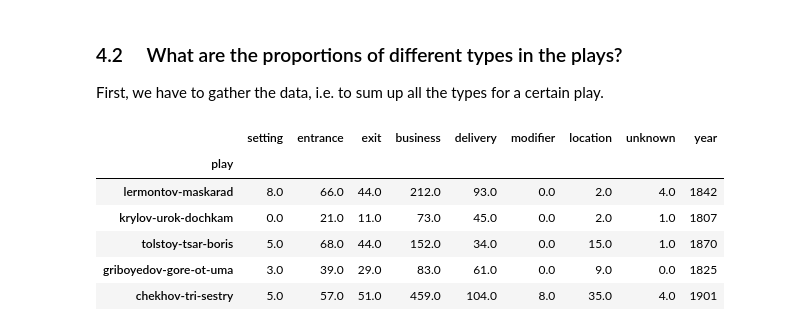
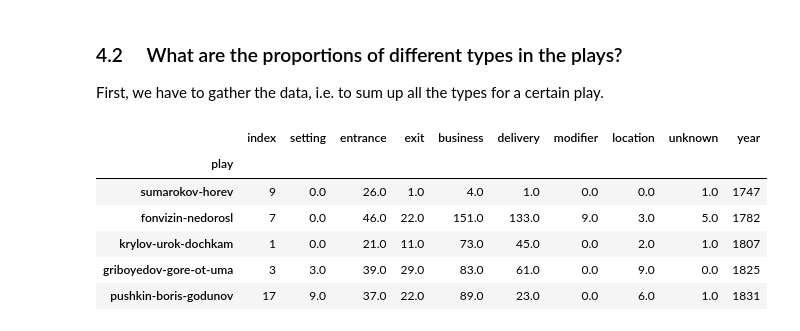
Before and after one commit to creaciond/russian-stage-classification, a Jupyter notebook: annotated-merge.ipynb, the cells around one changed output. Cells and saved outputs as stored; diff of their text form; code cells hidden in the pictures.

```diff
--- a/annotated-merge.ipynb
+++ b/annotated-merge.ipynb
@@ -152,7 +122,8 @@ Name: play, dtype: int64
 This data is raw — we haven't done any analysis yet. Nevertheless, it might be useful to save it for later research.
 # %%
 # run to_csv if this is the first time you're running the notebook
-df_total.to_csv("./data/csv/annot_merged_raw.csv", sep=";", encoding="utf-8", index=False)
+# df_total.to_csv("./data/csv/annot_merged_raw.csv", sep=";", encoding="utf-8", index=False)
 # otherwise run read_csv
-# df_total = pd.read_csv("./data/csv/annot_merged_raw.csv", sep=";", encoding="utf-8")
-# df_total.head()
+df_total = pd.read_csv("./data/csv/annot_merged_raw.csv",
+                       sep=";", encoding="utf-8")
+df_total.head()
@@ -165,11 +143,16 @@ direction_types = ["setting", "entrance", "exit", "business", "delivery",
                    "modifier", "location", "unknown"]
 plays = df_total["play"].unique()
 
-dir_amount = []
-years = []
-
-dict_plays = {}
+dict_plays = {
+    "play": [],
+    "year": [],
+    "amount": []
+}
 for play in plays:
-    year = df_total[df_total["play"] == play]["year"].unique()[0]
-    amount = df_total[df_total["play"] == play]["text"].count()
-    dict_plays[play] = [amount, year]
+    try:
+        dict_plays["play"].append(play)
+        dict_plays["year"].append(df_total[df_total["play"] == play]["year"].unique()[0])
+        amount = df_total[df_total["play"] == play]["text"].count()
+        dict_plays["amount"].append(amount)
+    except:
+        print(play)
@@ -194,10 +158,0 @@ match_play_to_directions("gogol-zhenitba", dict_plays)
-# %%
-ready_plays = []
-
-years_sorted = sorted([value[1] for value in dict_plays.values()])
-plays_sorted = [match_play_to_year(year, dict_plays, ready_plays) for year in years_sorted]
-directions_amounts = [dict_plays[play][0] for play in plays_sorted]
-
-for i in range(len(years_sorted)):
-    print("{} was written in {} with {} directions".format(plays_sorted[i], years_sorted[i],
-                                                      directions_amounts[i]))
@@ -236,20 +181,20 @@ First, we have to gather the data, i.e. to sum up all the types for a certain pl
 types_dict = {
     dir_type: [] for dir_type in direction_types + ["play", "year"]
 }
-for play in plays:
+for i, play in enumerate(plays):
     types_dict["play"].append(play)
-    types_dict["year"].append(dict_plays[play][1])
+    types_dict["year"].append(dict_plays["year"][i])
     types_values = df_total[df_total["play"] == play].sum()[direction_types]
     for ty in types_values.keys():
         types_dict[ty].append(types_values[ty])
 # %%
-df_types = pd.DataFrame.from_dict(types_dict).set_index("play")
+df_types = pd.DataFrame.from_dict(types_dict).sort_values(by=["year"]).reset_index().set_index("play")
 df_types.head()
 # %% [output]
-|  | setting | entrance | exit | business | delivery | modifier | location | unknown | year |
-| play |  |  |  |  |  |  |  |  |  |
-| lermontov-maskarad | 8.0 | 66.0 | 44.0 | 212.0 | 93.0 | 0.0 | 2.0 | 4.0 | 1842 |
-| krylov-urok-dochkam | 0.0 | 21.0 | 11.0 | 73.0 | 45.0 | 0.0 | 2.0 | 1.0 | 1807 |
-| tolstoy-tsar-boris | 5.0 | 68.0 | 44.0 | 152.0 | 34.0 | 0.0 | 15.0 | 1.0 | 1870 |
-| griboyedov-gore-ot-uma | 3.0 | 39.0 | 29.0 | 83.0 | 61.0 | 0.0 | 9.0 | 0.0 | 1825 |
-| chekhov-tri-sestry | 5.0 | 57.0 | 51.0 | 459.0 | 104.0 | 8.0 | 35.0 | 4.0 | 1901 |
+|  | index | setting | entrance | exit | business | delivery | modifier | location | unknown | year |
+| play |  |  |  |  |  |  |  |  |  |  |
+| sumarokov-horev | 9 | 0.0 | 26.0 | 1.0 | 4.0 | 1.0 | 0.0 | 0.0 | 1.0 | 1747 |
+| fonvizin-nedorosl | 7 | 0.0 | 46.0 | 22.0 | 151.0 | 133.0 | 9.0 | 3.0 | 5.0 | 1782 |
+| krylov-urok-dochkam | 1 | 0.0 | 21.0 | 11.0 | 73.0 | 45.0 | 0.0 | 2.0 | 1.0 | 1807 |
+| griboyedov-gore-ot-uma | 3 | 3.0 | 39.0 | 29.0 | 83.0 | 61.0 | 0.0 | 9.0 | 0.0 | 1825 |
+| pushkin-boris-godunov | 17 | 9.0 | 37.0 | 22.0 | 89.0 | 23.0 | 0.0 | 6.0 | 1.0 | 1831 |
```
Also changed, not shown: parts of 15 cells of this notebook.
